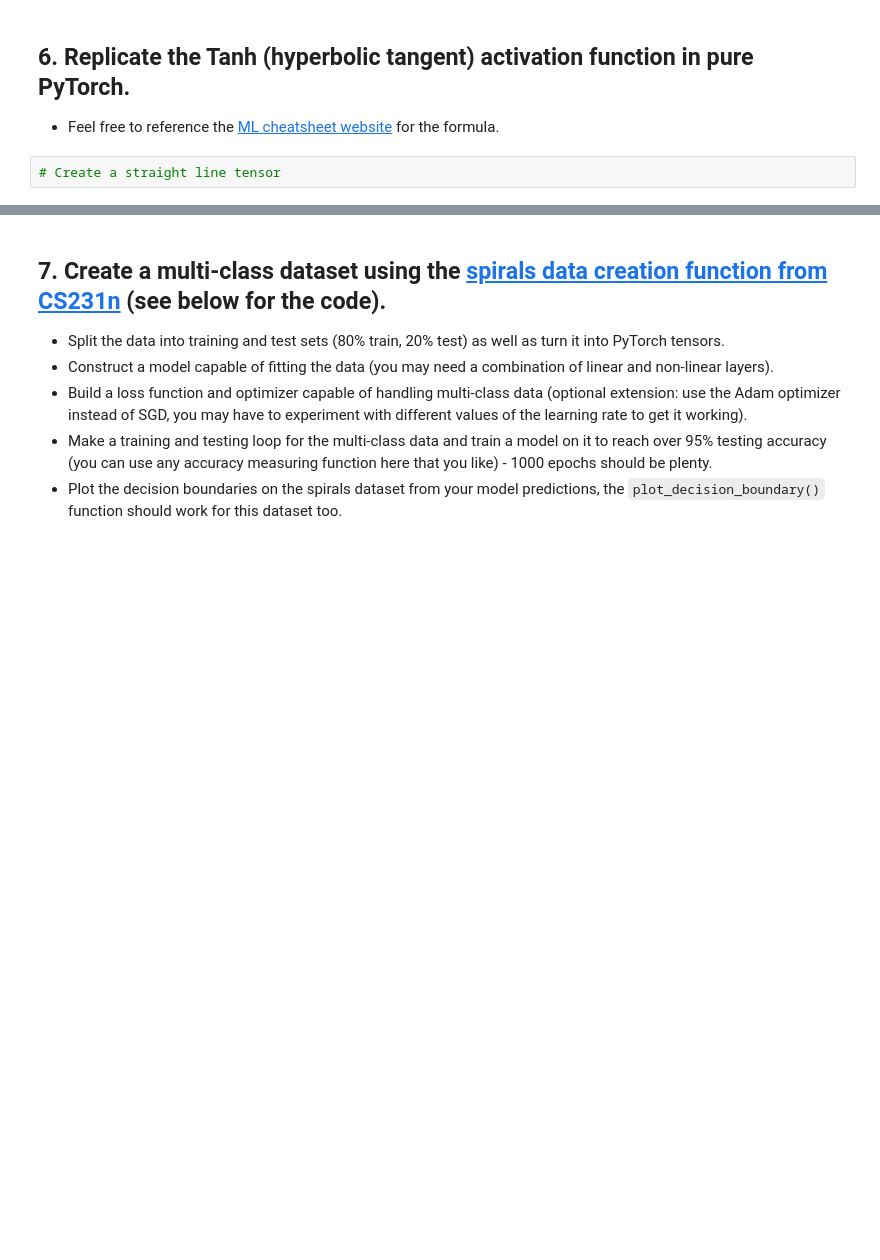
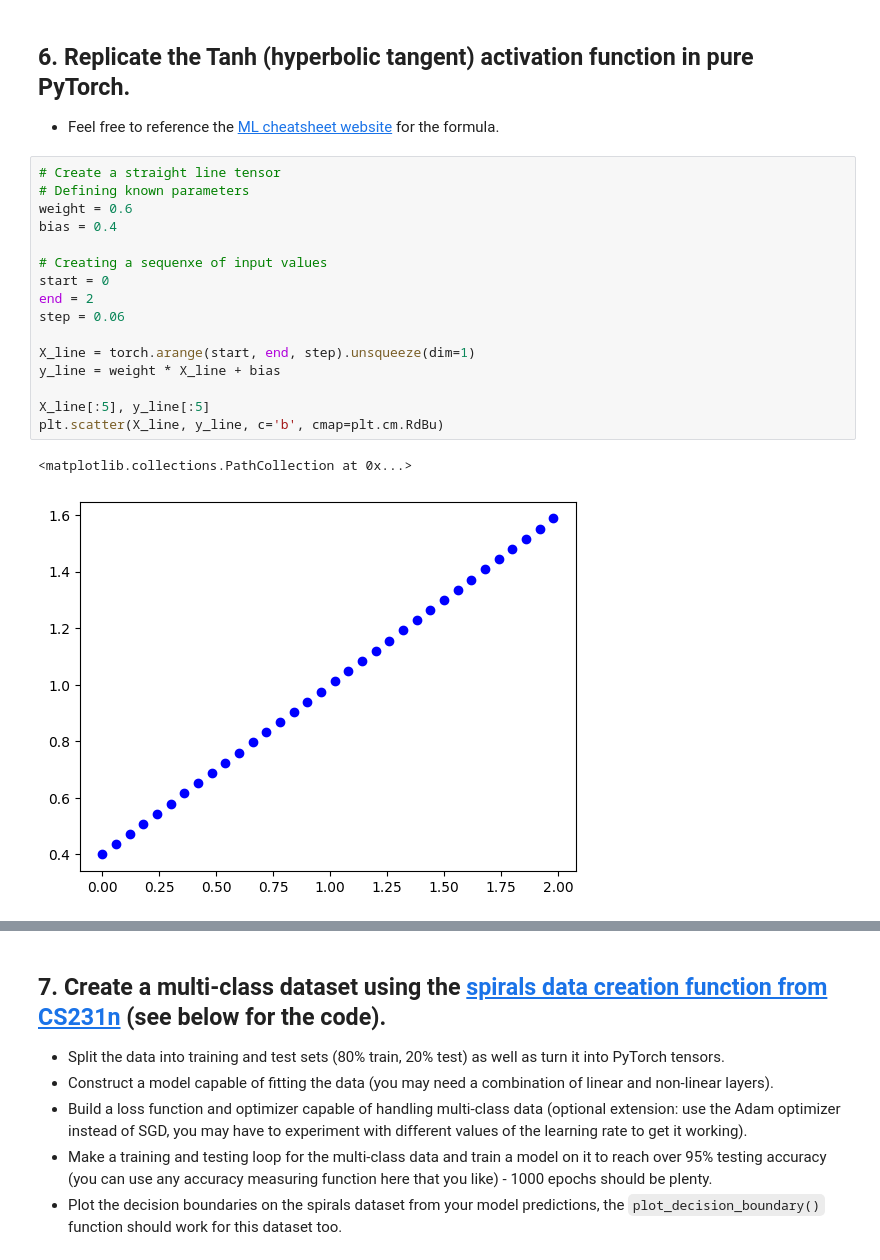
Before and after one commit to qbit-glitch/pytorch_tutorials, a Jupyter notebook: ztm_pytorch_course/ch2_pytorch_neural_network_classification/02_pytorch_classification_exercises.ipynb, the cells around one changed output, grey strips where cells are left out. Cells and saved outputs as stored; diff of their text form; blank space fills up the shorter version.

```diff
--- a/ztm_pytorch_course/ch2_pytorch_neural_network_classification/02_pytorch_classification_exercises.ipynb
+++ b/ztm_pytorch_course/ch2_pytorch_neural_network_classification/02_pytorch_classification_exercises.ipynb
@@ -270,7 +329,24 @@ def plot_decision_boundary(model, X, y):
 # %% [markdown]
 ## 6. Replicate the Tanh (hyperbolic tangent) activation function in pure PyTorch.
   * Feel free to reference the [ML cheatsheet website](https://ml-cheatsheet.readthedocs.io/en/latest/activation_functions.html#tanh) for the formula.
-# %%
-# Create a straight line tensor
+# %%
+# Create a straight line tensor
+# Defining known parameters
+weight = 0.6
+bias = 0.4
+
+# Creating a sequenxe of input values
+start = 0
+end = 2
+step = 0.06
+
+X_line = torch.arange(start, end, step).unsqueeze(dim=1)
+y_line = weight * X_line + bias
+
+X_line[:5], y_line[:5]
+plt.scatter(X_line, y_line, c='b', cmap=plt.cm.RdBu)
+# %% [output]
+<matplotlib.collections.PathCollection at 0x...>
+[figure, added]
 # %%
 # Test torch.tanh() on the tensor and plot it
```
Also changed, not shown: parts of 15 cells of this notebook.
